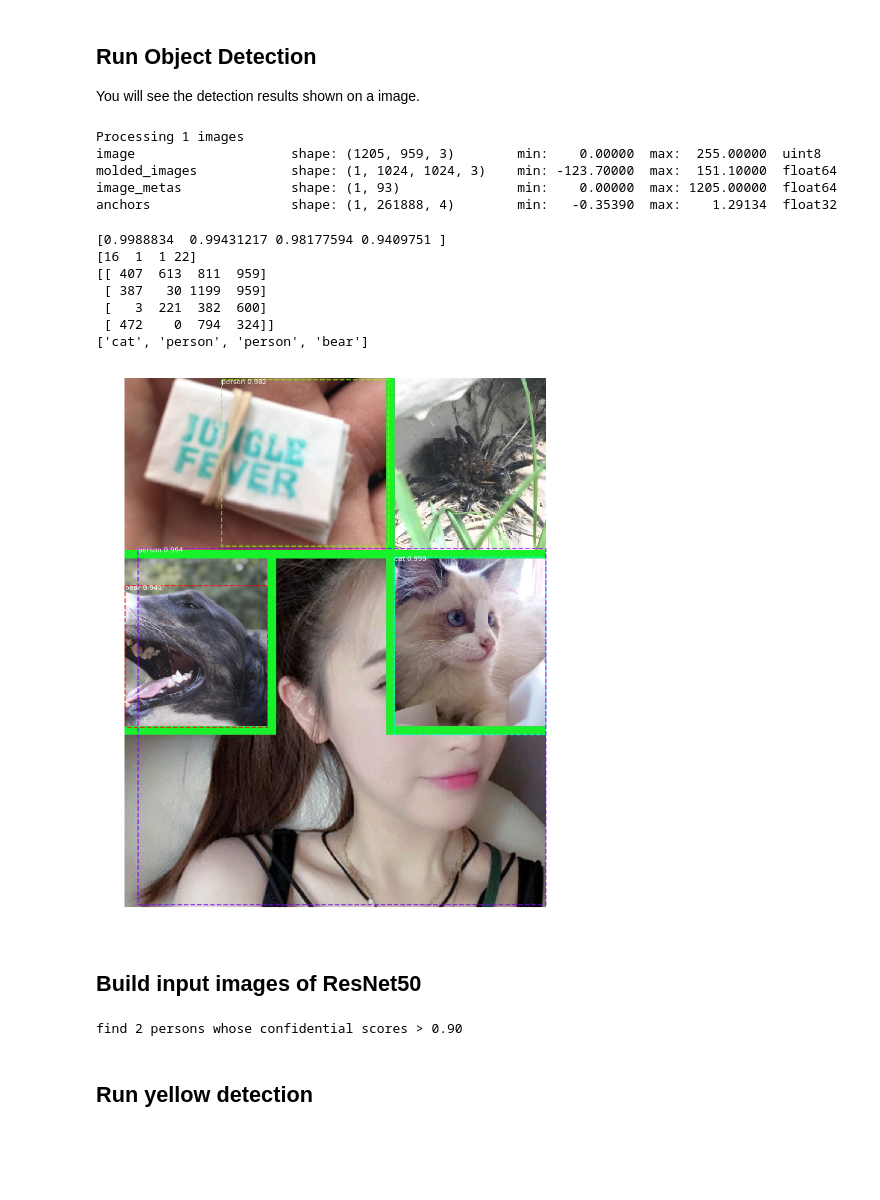
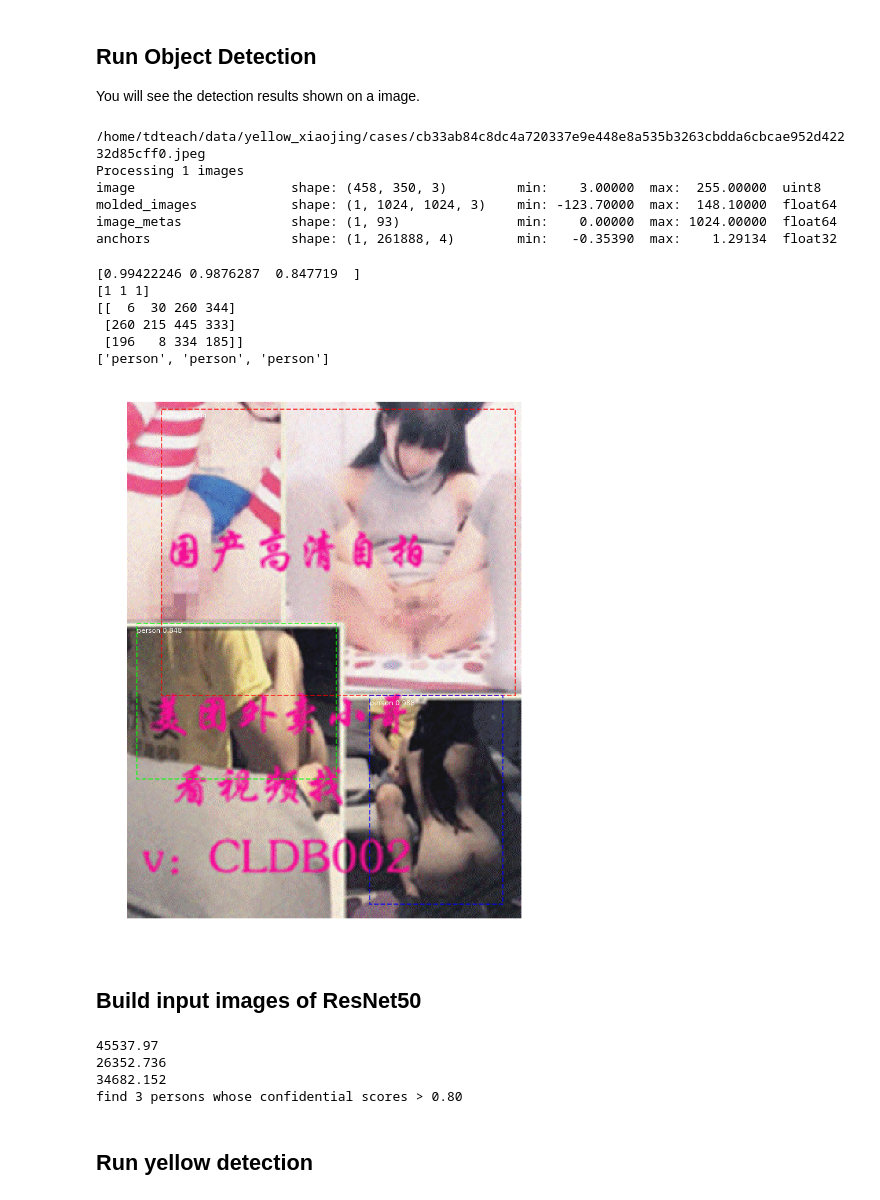
Before and after one commit to TDteach/Mask_RCNN, a Jupyter notebook: samples/demo.ipynb, the cells around one changed output. Cells and saved outputs as stored; diff of their text form; code cells hidden in the pictures; blank space fills up the shorter version.

```diff
--- a/samples/demo.ipynb
+++ b/samples/demo.ipynb
@@ -131,36 +142,44 @@ You will see the detection results shown on a image.
 # %%
 # Load a random image from the images folder
 # file_names = next(os.walk(IMAGE_DIR))[2]
 #image = skimage.io.imread(os.path.join(IMAGE_DIR, file_names[3]))
-image = skimage.io.imread(os.path.join(IMAGE_DIR, '6717.jpeg'))
+IMAGE_DIR = '/home/tdteach/data/yellow_xiaojing/cases/'
+img_paths = os.listdir(IMAGE_DIR)
+while True:
+    im_path = img_paths[random.choice(range(len(img_paths)))]
+    im_path = img_paths[3]
+    if '.jpeg' in im_path or '.jpg' in im_path:
+        break
+print(os.path.join(IMAGE_DIR, im_path))
+image = skimage.io.imread(os.path.join(IMAGE_DIR, im_path))
 
 # Run detection
 results = model.detect([image], verbose=1)
 
 # Visualize results
 r = results[0]
 #print(r)
 #print(r['masks'].shape)
 print(results[0]['scores'])
 print(results[0]['class_ids'])
 print(results[0]['rois'])
 print([class_names[k] for k in results[0]['class_ids']])
 visualize.display_instances(image, r['rois'], r['masks'], r['class_ids'],
                             class_names, r['scores'])
 # %% [output]
+/home/tdteach/data/yellow_xiaojing/cases/cb33ab84c8dc4a720337e9e448e8a535b3263cbdda6cbcae952d42232d85cff0.jpeg
 Processing 1 images
-image                    shape: (1205, 959, 3)        min:    0.00000  max:  255.00000  uint8
-molded_images            shape: (1, 1024, 1024, 3)    min: -123.70000  max:  151.10000  float64
-image_metas              shape: (1, 93)               min:    0.00000  max: 1205.00000  float64
+image                    shape: (458, 350, 3)         min:    3.00000  max:  255.00000  uint8
+molded_images            shape: (1, 1024, 1024, 3)    min: -123.70000  max:  148.10000  float64
+image_metas              shape: (1, 93)               min:    0.00000  max: 1024.00000  float64
 anchors                  shape: (1, 261888, 4)        min:   -0.35390  max:    1.29134  float32
-[0.9988834  0.99431217 0.98177594 0.9409751 ]
-[16  1  1 22]
-[[ 407  613  811  959]
- [ 387   30 1199  959]
- [   3  221  382  600]
- [ 472    0  794  324]]
-['cat', 'person', 'person', 'bear']
+[0.99422246 0.9876287  0.847719  ]
+[1 1 1]
+[[  6  30 260 344]
+ [260 215 445 333]
+ [196   8 334 185]]
+['person', 'person', 'person']
-[figure, old version]
+[figure, new version]
 # %% [markdown]
 ## Build input images of ResNet50
 # %%
@@ -171,7 +190,7 @@ sc = rst['scores']
 roi = rst['rois']
 masks = rst['masks']
 inputs = []
-person_thr = 0.9
+person_thr = 0.8
 for k in range(len(ty)):
     if ty[k] == 1 and sc[k] > person_thr:
         img_st = np.zeros((128,128,4),dtype=np.float32)
@@ -181,10 +200,14 @@ for k in range(len(ty)):
         rs_mm = skimage.transform.resize(mm,(128,128))
         img_st[:,:,:3] = dd
         img_st[:,:,3] = rs_mm
+        print(np.sum(img_st))
         inputs.append(img_st)
 print('find %d persons whose confidential scores > %.2f' % (len(inputs), person_thr))
 # %% [output]
-find 2 persons whose confidential scores > 0.90
+45537.97
+26352.736
+34682.152
+find 3 persons whose confidential scores > 0.80
 # %% [markdown]
 ## Run yellow detection
 # %%
```
Also changed, not shown: parts of 4 cells of this notebook, 2 other files.
